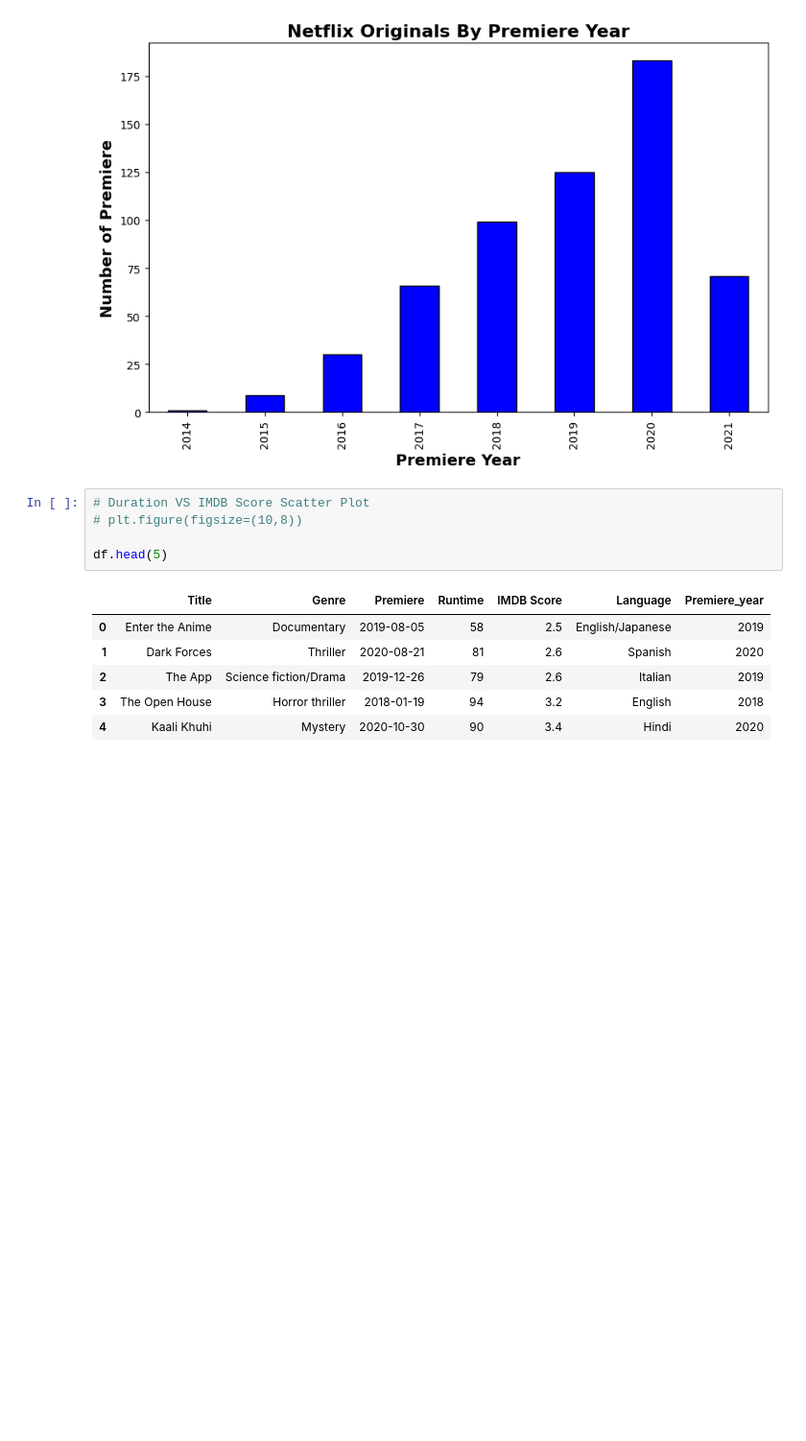
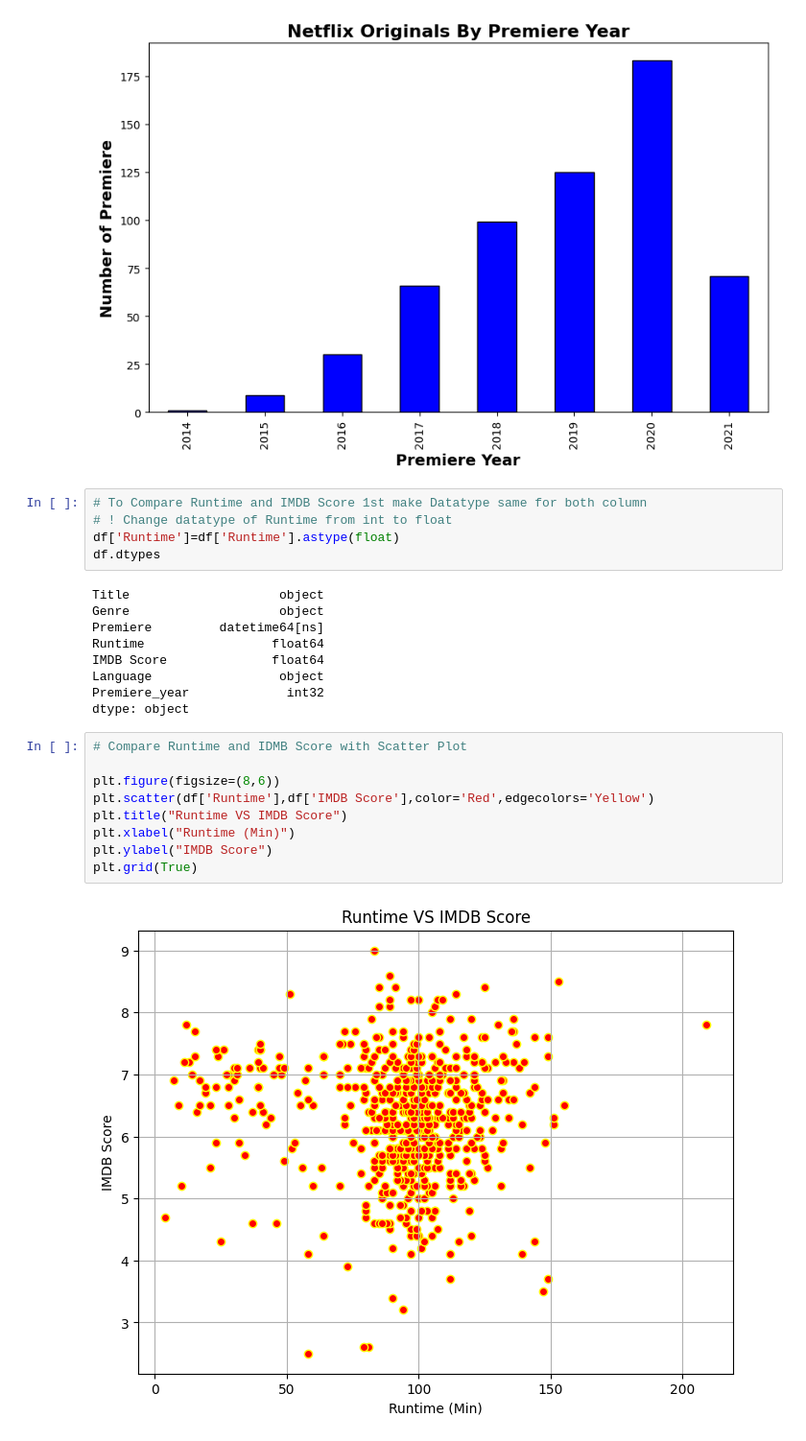
Before and after one commit to Divya23-jpg/Data-Engineering-Course, a Jupyter notebook: Python/Lecture 16 Data Transformation/task.ipynb, the cells around one changed output. Shown at 96% size. Saved outputs shown, nothing was run; the diff lists cells and outputs as text; blank space fills up the shorter version.

```diff
--- a/Python/Lecture 16 Data Transformation/task.ipynb
+++ b/Python/Lecture 16 Data Transformation/task.ipynb
@@ -101,14 +101,27 @@ plt.ylabel("Number of Premiere",fontweight='bold',fontsize=14)
 Text(0, 0.5, 'Number of Premiere')
 [figure]
 # %%
-# Duration VS IMDB Score Scatter Plot
-# plt.figure(figsize=(10,8))
-
-df.head(5)
+# To Compare Runtime and IMDB Score 1st make Datatype same for both column
+# ! Change datatype of Runtime from int to float
+df['Runtime']=df['Runtime'].astype(float)
+df.dtypes
 # %% [output]
-|  | Title | Genre | Premiere | Runtime | IMDB Score | Language | Premiere_year |
-| 0 | Enter the Anime | Documentary | 2019-08-05 | 58 | 2.5 | English/Japanese | 2019 |
-| 1 | Dark Forces | Thriller | 2020-08-21 | 81 | 2.6 | Spanish | 2020 |
-| 2 | The App | Science fiction/Drama | 2019-12-26 | 79 | 2.6 | Italian | 2019 |
-| 3 | The Open House | Horror thriller | 2018-01-19 | 94 | 3.2 | English | 2018 |
-| 4 | Kaali Khuhi | Mystery | 2020-10-30 | 90 | 3.4 | Hindi | 2020 |
+Title                    object
+Genre                    object
+Premiere         datetime64[ns]
+Runtime                 float64
+IMDB Score              float64
+Language                 object
+Premiere_year             int32
+dtype: object
+# %%
+# Compare Runtime and IDMB Score with Scatter Plot
+
+plt.figure(figsize=(8,6))
+plt.scatter(df['Runtime'],df['IMDB Score'],color='Red',edgecolors='Yellow')
+plt.title("Runtime VS IMDB Score")
+plt.xlabel("Runtime (Min)")
+plt.ylabel("IMDB Score")
+plt.grid(True)
+# %% [output]
+[figure, added]
```
